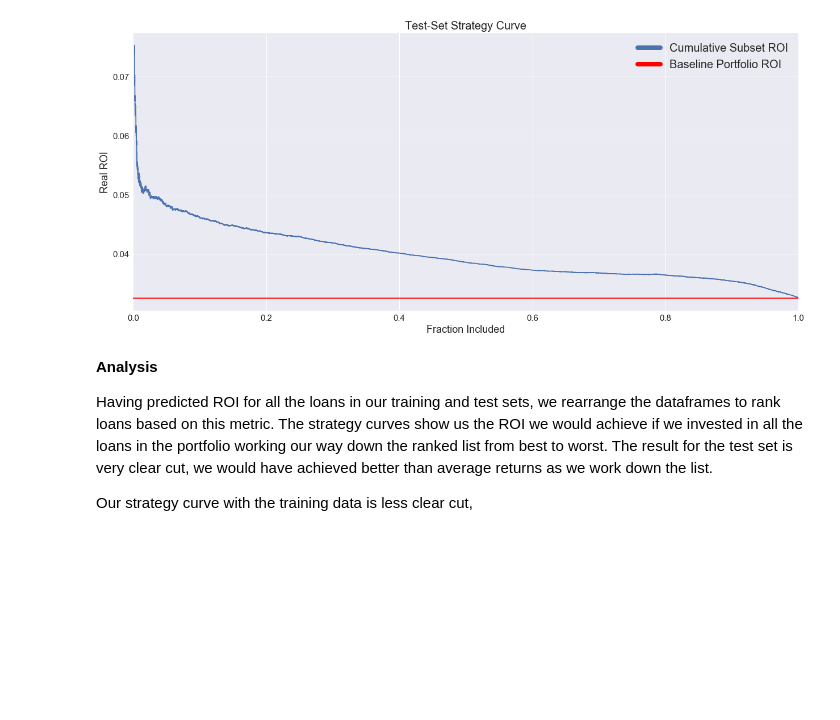
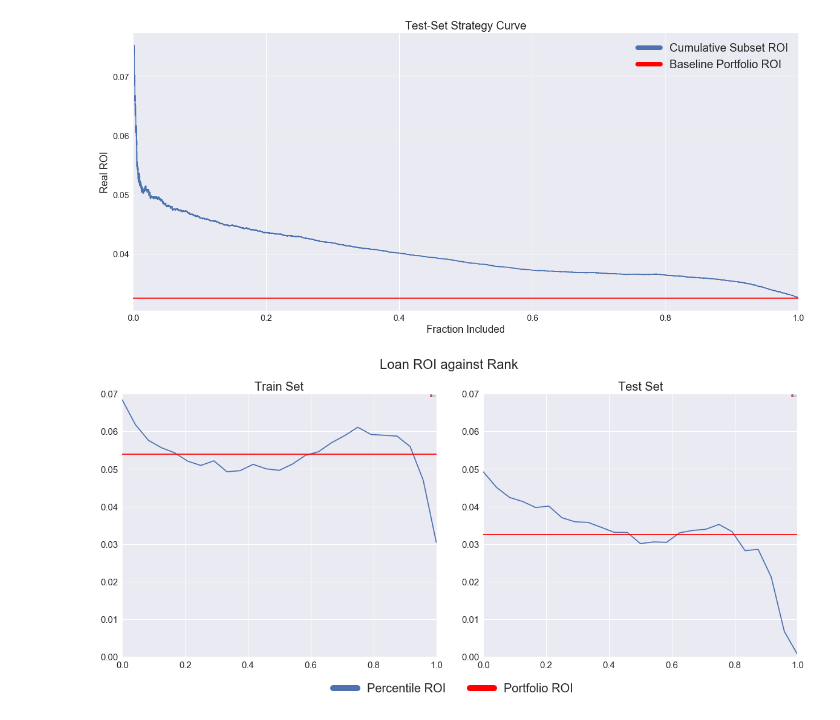
Before and after one commit to bhavenp/209A-FinalProject, a Jupyter notebook: hugo/ROI_website_sheet.ipynb, the cells around one changed output. Saved outputs shown, nothing was run; the diff lists cells and outputs as text; code cells hidden in the pictures; blank space fills up the shorter version.

```diff
--- a/hugo/ROI_website_sheet.ipynb
+++ b/hugo/ROI_website_sheet.ipynb
@@ -241,9 +231,3 @@ plt.legend(handles, labels, loc='upper right', ncol = 1, fontsize = 20)
 plt.show()
 # %% [output]
 [figure]
-# %% [markdown]
-**Analysis**
-
-Having predicted ROI for all the loans in our training and test sets, we rearrange the dataframes to rank loans based on this metric. The strategy curves show us the ROI we would achieve if we invested in all the loans in the portfolio working our way down the ranked list from best to worst. The result for the test set is very clear cut, we would have achieved better than average returns as we work down the list.
-
-Our strategy curve with the training data is less clear cut,
@@ -252,0 +234,54 @@ Our strategy curve with the training data is less clear cut,
+# %%
+Logreg_train['cumsum_amnt'] = Logreg_train.amnt.cumsum()
+Logreg_test['cumsum_amnt'] = Logreg_test.amnt.cumsum()
+# %%
+training_band_ROI = []
+test_band_ROI = []
+k = 25
+
+train_buckets = np.sum(Logreg_train.amnt)/k
+for i in range(1, k+1):
+    upper = train_buckets*i
+    lower = train_buckets*(i-1)
+    temp = Logreg_train[Logreg_train.cumsum_amnt > lower]
+    temp = temp[temp.cumsum_amnt < upper]
+    band_ROI = np.sum(temp.Real_ROI)/np.sum(temp.amnt)
+    training_band_ROI.append(band_ROI)
+
+test_buckets = np.sum(Logreg_test.amnt)/k
+for i in range(1, k+1):
+    upper = test_buckets*i
+    lower = test_buckets*(i-1)
+    temp = Logreg_test[Logreg_test.cumsum_amnt > lower]
+    temp = temp[temp.cumsum_amnt < upper]
+    band_ROI = np.sum(temp.Real_ROI)/np.sum(temp.amnt)
+    test_band_ROI.append(band_ROI)
+
+fig = plt.figure(figsize=(20, 8))
+fig.subplots_adjust(hspace=0.2, wspace=0.15)
+plt.suptitle('Loan ROI against Rank', size = 22,  y=0.98)
+
+
+curves = [training_band_ROI, test_band_ROI]
+titles = ['Train Set', 'Test Set']
+xs = np.linspace(0, 1, k, endpoint = True)
+
+for n, curve in enumerate(curves):
+    ax = plt.subplot(1,2, n+1)
+    plt.plot(xs, curve, label = 'Percentile ROI')
+    plt.axhline(np.mean(curve), color = 'r', label = 'Portfolio ROI')
+    ax.set_xlim(0, 1)
+    ax.tick_params(labelsize = 15)
+    ax.set_title('{0}'.format(titles[n]), fontsize = 20)
+    ax.set_ylim(0,0.07)
+    ax.legend(loc = 'best', fontsize = -1)
+
+handles, labels = ax.get_legend_handles_labels()
+handles = [copy.copy(ha) for ha in handles ]
+[ha.set_linewidth(10) for ha in handles ]
+fig.legend(handles, labels, loc='lower center', ncol = 2, fontsize = 20, bbox_to_anchor = (0.41, -0.01))
+plt.show()
+
+plt.show()
+# %% [output]
+[figure, added]
```
Also changed, not shown: parts of 7 cells of this notebook, 2 other files.
